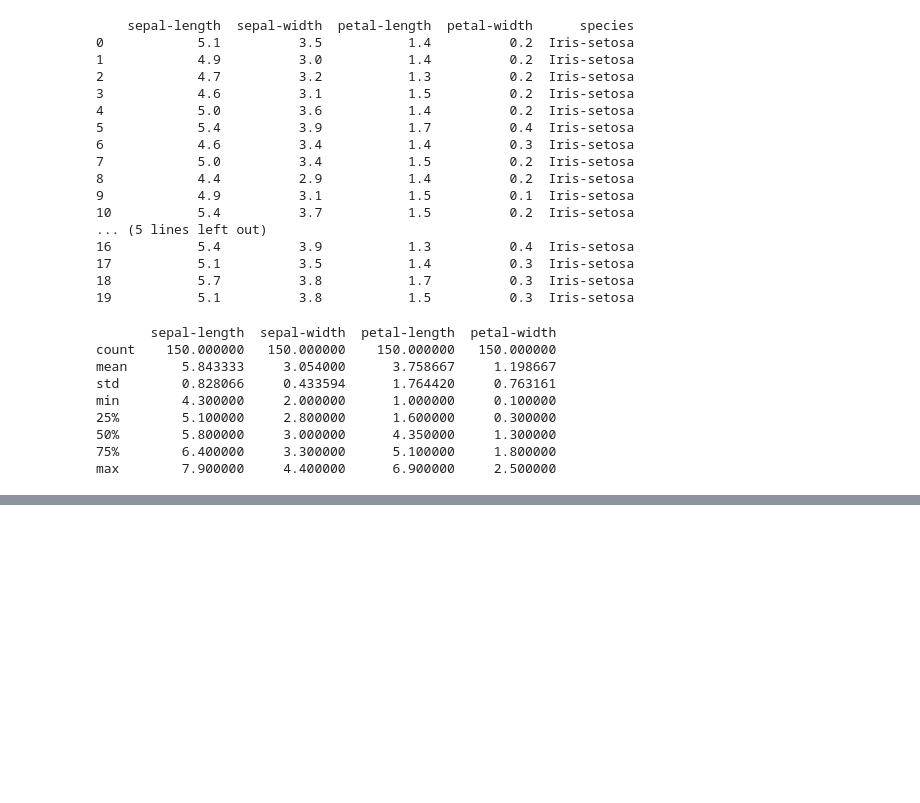
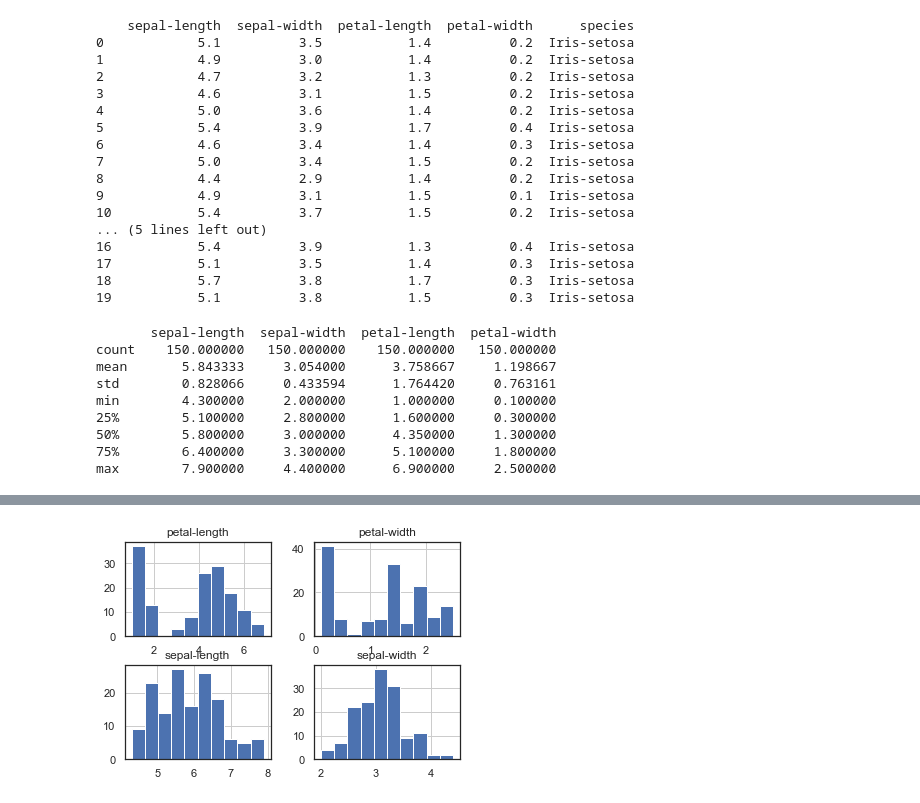
Before and after one commit to rajshrestha182/vegchicken, a Jupyter notebook: iris.ipynb, the cells around one changed output, grey strips where cells are left out. Drawn from its saved outputs; the diff is of its cells as text; code cells hidden in the pictures; blank space fills up the shorter version.

```diff
--- a/iris.ipynb
+++ b/iris.ipynb
@@ -164,0 +184,8 @@ max        7.900000     4.400000      6.900000     2.500000
+# %%
+#  Create and show histograms
+#  Each plot is of all 150 data elements
+
+iris.hist()
+plt.show()
+# %% [output]
+[figure, added]
```
Also changed, not shown: parts of 13 cells of this notebook.
